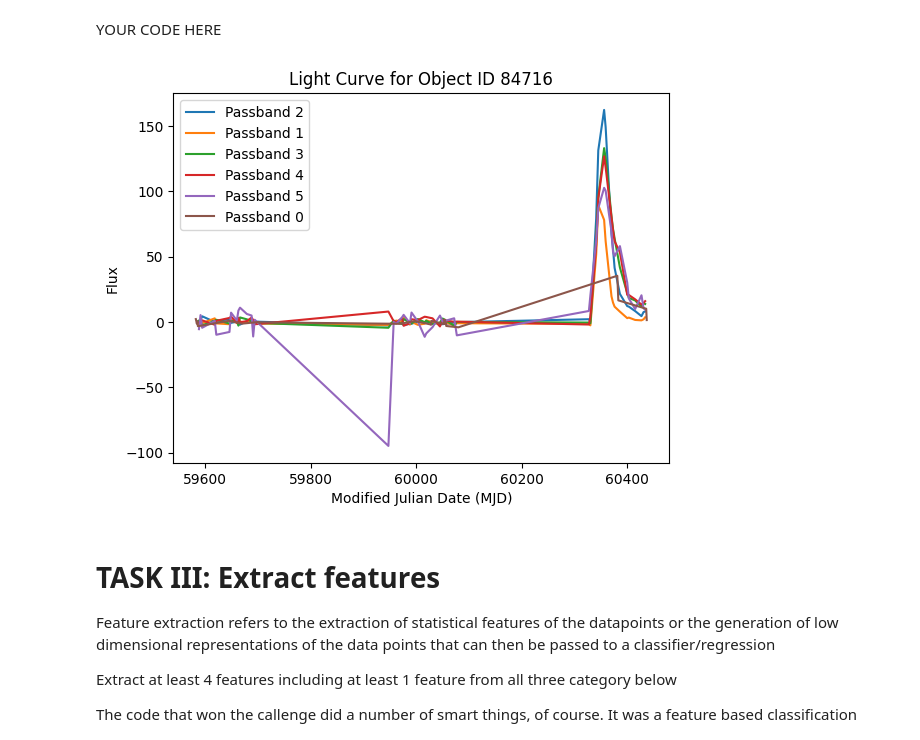
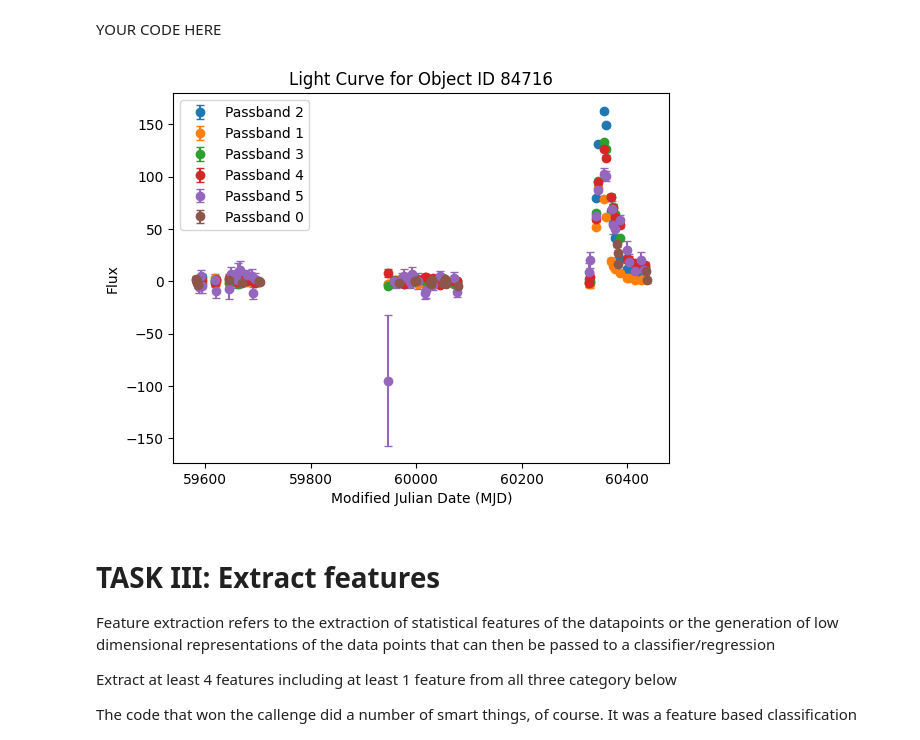
Before and after one commit to arn97/MLTSA25_ARoy, a Jupyter notebook: MLTSA_ARoy/HW4_ARoy.ipynb, the cells around one changed output. Cells and saved outputs as stored; diff of their text form; code cells hidden in the pictures.

```diff
--- a/MLTSA_ARoy/HW4_ARoy.ipynb
+++ b/MLTSA_ARoy/HW4_ARoy.ipynb
@@ -133,7 +133,14 @@ for object_id in object_ids:
     for band in bands:
         band_lc = obj_lc[obj_lc["passband"] == band]
         if not band_lc.empty:
-            pl.plot(band_lc["mjd"], band_lc["flux"], label=f"Passband {band}")
+            pl.errorbar(
+                band_lc["mjd"],
+                band_lc["flux"],
+                yerr=band_lc["flux_err"],
+                fmt='o',
+                label=f"Passband {band}",
+                capsize=3
+            )
 
     pl.xlabel("Modified Julian Date (MJD)")
     pl.ylabel("Flux")
@@ -158,20 +165,27 @@ YOUR CODE HERE
 # %%
 # Filter the light curves DataFrame for object ID 84716
 obj_lc = lcvs[lcvs["object_id"] == 84716]
 
 # Plot the light curve for each passband
 for band in bands:
     band_lc = obj_lc[obj_lc["passband"] == band]
     if not band_lc.empty:
-        pl.plot(band_lc["mjd"], band_lc["flux"], label=f"Passband {band}")
+        pl.errorbar(
+                band_lc["mjd"],
+                band_lc["flux"],
+                yerr=band_lc["flux_err"],
+                fmt='o',
+                label=f"Passband {band}",
+                capsize=3
+            )
 
 pl.xlabel("Modified Julian Date (MJD)")
 pl.ylabel("Flux")
 pl.title(f"Light Curve for Object ID 84716")
 pl.legend()
 pl.show()
 # %% [output]
-[figure, old version]
+[figure, new version]
 # %% [markdown]
 # TASK III: Extract features
 
```
Also changed, not shown: parts of 3 cells of this notebook.
